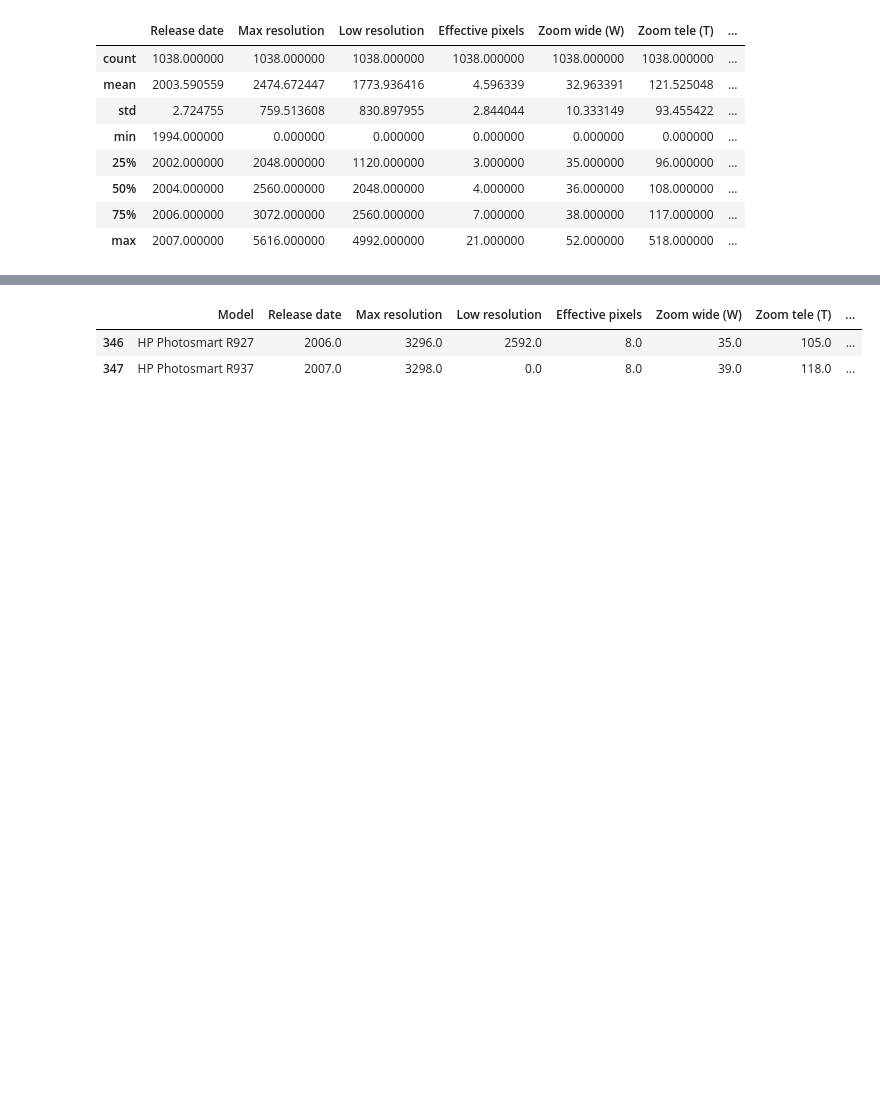
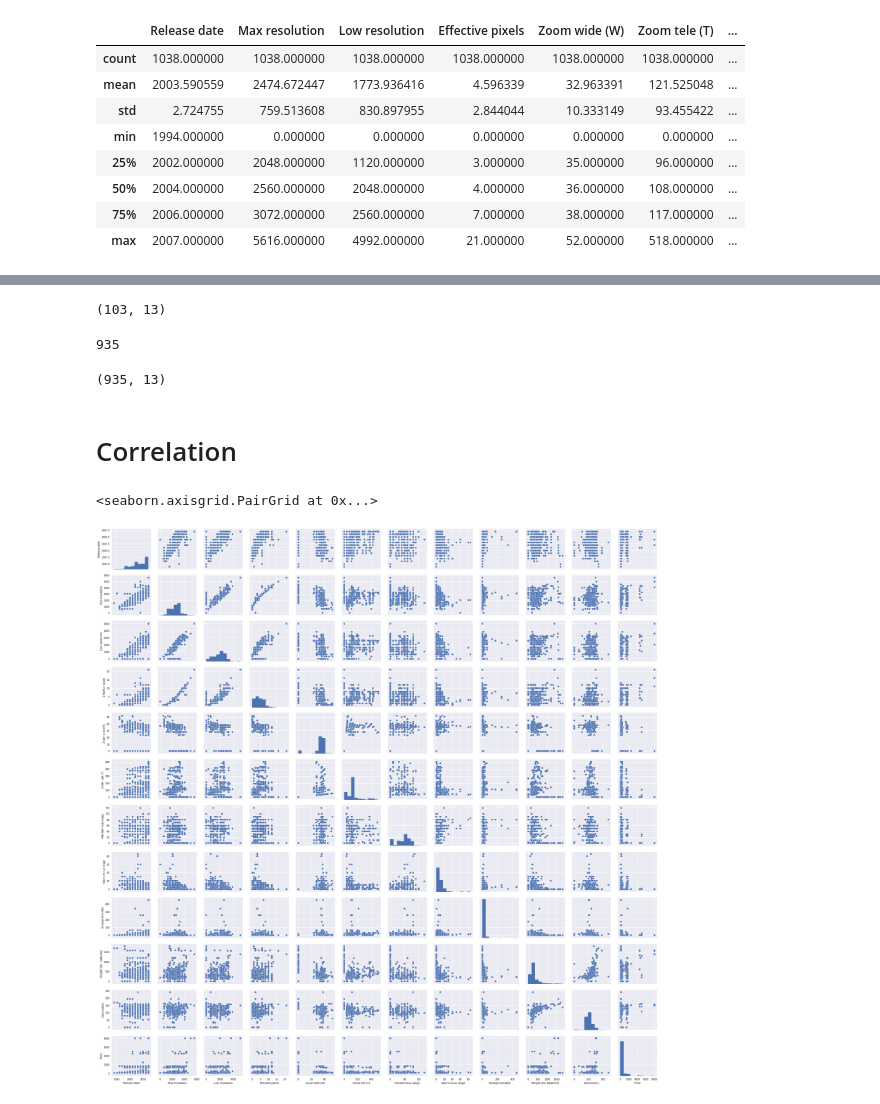
Before and after one commit to mainak24/Regression-2, a Jupyter notebook: Linear_1_camera.ipynb, the cells around one changed output, grey strips where cells are left out. Saved outputs shown, nothing was run; the diff lists cells and outputs as text; code cells hidden in the pictures; blank space fills up the shorter version.

```diff
--- a/Linear_1_camera.ipynb
+++ b/Linear_1_camera.ipynb
@@ -125,0 +411,4 @@ df.describe()
+# %%
+df = pd.read_csv("/media/radial/Work/Work/Work on datasets/Linear*/imputed.csv")
+df.drop("Unnamed: 0",axis = 1,inplace=True)
+df.head()
@@ -170,6 +466,16 @@ df[df["Weight (inc. batteries)"].isnull()==True]
 # %%
-df[df["Dimensions"].isnull()==True]
+df = shuffle(df)
-# %% [output]
-|  | Model | Release date | Max resolution | Low resolution | Effective pixels | Zoom wide (W) | Zoom tele (T) | ... |
-| 346 | HP Photosmart R927 | 2006.0 | 3296.0 | 2592.0 | 8.0 | 35.0 | 105.0 | ... |
-| 347 | HP Photosmart R937 | 2007.0 | 3298.0 | 0.0 | 8.0 | 39.0 | 118.0 | ... |
+# %%
+test = df[-103:]
+test.shape
+# %% [output]
+(103, 13)
+# %%
+1038-103
+# %% [output]
+935
+# %%
+df = df[:-103]
+df.shape
+# %% [output]
+(935, 13)
@@ -175,0 +487,7 @@ df[df["Dimensions"].isnull()==True]
+# %% [markdown]
+# Correlation
+# %%
+sns.pairplot(df)
+# %% [output]
+<seaborn.axisgrid.PairGrid at 0x...>
+[figure, added]
```
Also changed, not shown: parts of 41 cells of this notebook.
